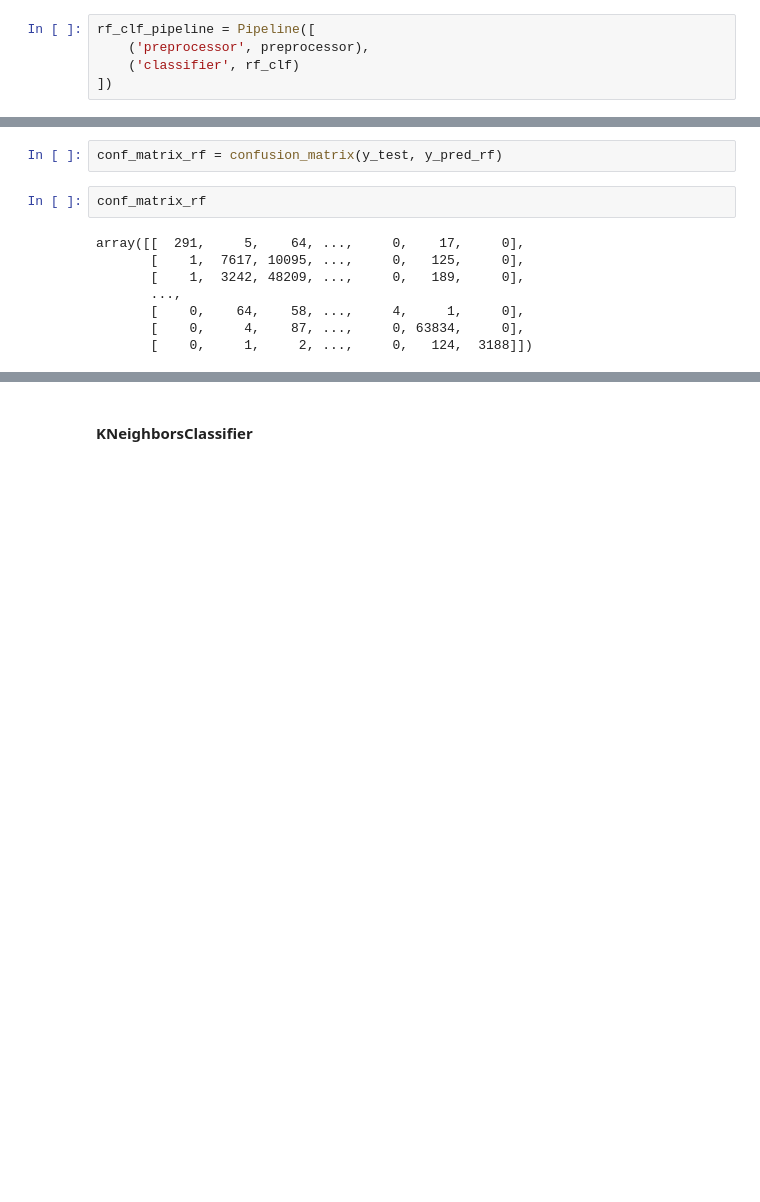
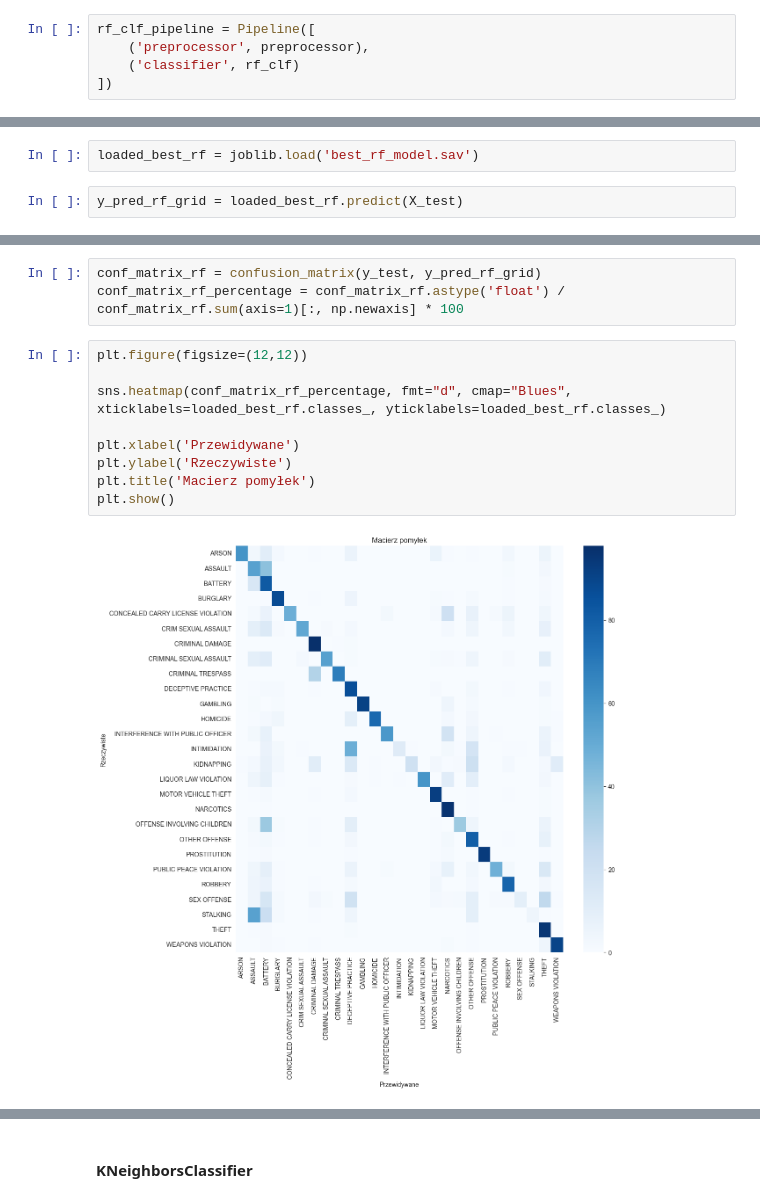
Before and after one commit to lobozmonika/Czesc_praktyczna, a Jupyter notebook: czpraktyczna.ipynb, the cells around one changed output, grey strips where cells are left out. Saved outputs shown, nothing was run; the diff lists cells and outputs as text; blank space fills up the shorter version.

```diff
--- a/czpraktyczna.ipynb
+++ b/czpraktyczna.ipynb
@@ -326 +549,5 @@ y_pred_rf = rf_clf_pipeline.predict(X_test)
+# %%
+loaded_best_rf = joblib.load('best_rf_model.sav')
+# %%
+y_pred_rf_grid = loaded_best_rf.predict(X_test)
 # %%
@@ -348,12 +575,14 @@ CONCEALED CARRY LICENSE VIOLATION       1.00      0.18      0.30        17
 # %%
-conf_matrix_rf = confusion_matrix(y_test, y_pred_rf)
+conf_matrix_rf = confusion_matrix(y_test, y_pred_rf_grid)
+conf_matrix_rf_percentage = conf_matrix_rf.astype('float') / conf_matrix_rf.sum(axis=1)[:, np.newaxis] * 100
-# %%
-conf_matrix_rf
-# %% [output]
-array([[  291,     5,    64, ...,     0,    17,     0],
-       [    1,  7617, 10095, ...,     0,   125,     0],
-       [    1,  3242, 48209, ...,     0,   189,     0],
-       ...,
-       [    0,    64,    58, ...,     4,     1,     0],
-       [    0,     4,    87, ...,     0, 63834,     0],
-       [    0,     1,     2, ...,     0,   124,  3188]])
+# %%
+plt.figure(figsize=(12,12))
+
+sns.heatmap(conf_matrix_rf_percentage, fmt="d", cmap="Blues", xticklabels=loaded_best_rf.classes_, yticklabels=loaded_best_rf.classes_)
+
+plt.xlabel('Przewidywane')
+plt.ylabel('Rzeczywiste')
+plt.title('Macierz pomyłek')
+plt.show()
+# %% [output]
+[figure, added]
```
Also changed, not shown: parts of 187 cells of this notebook.
